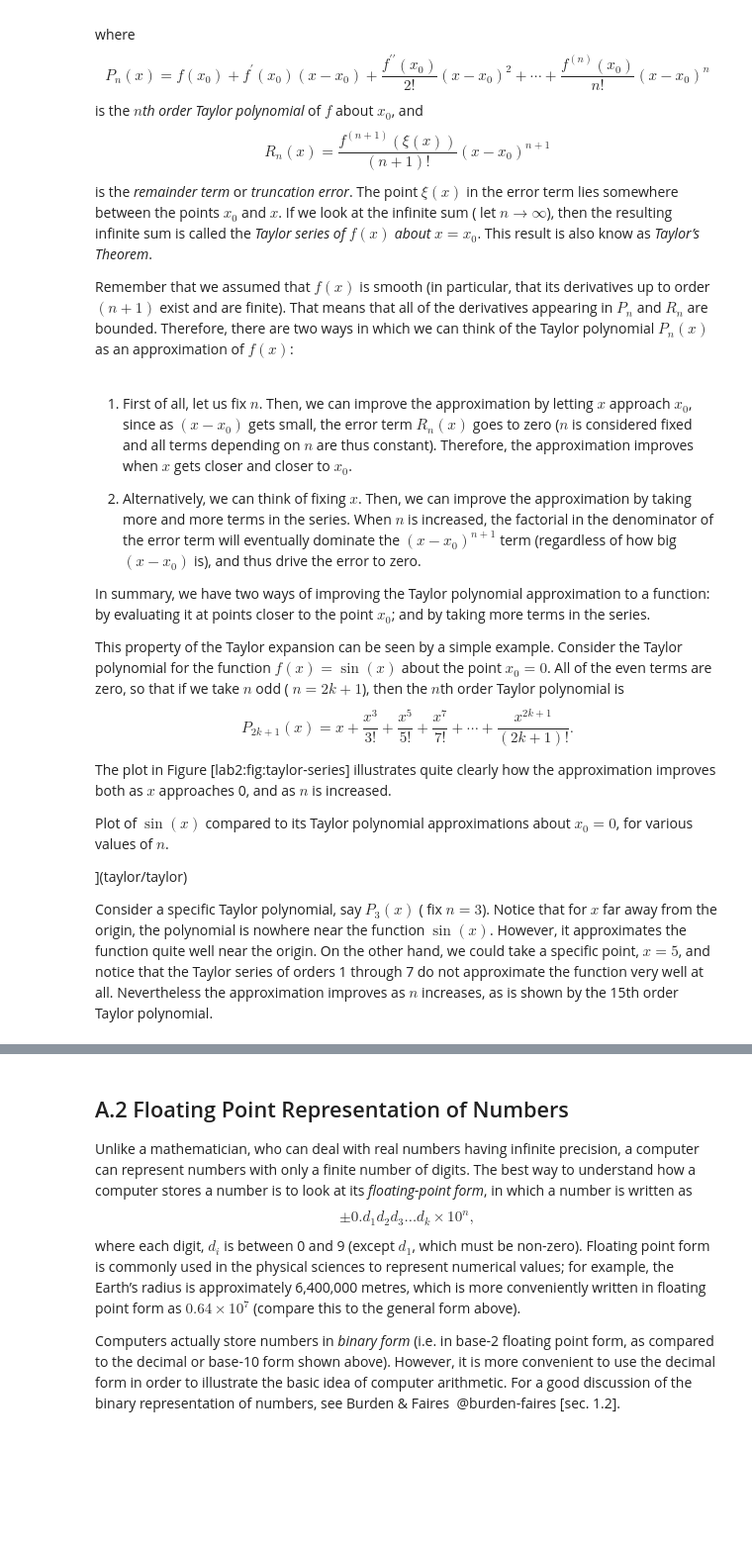
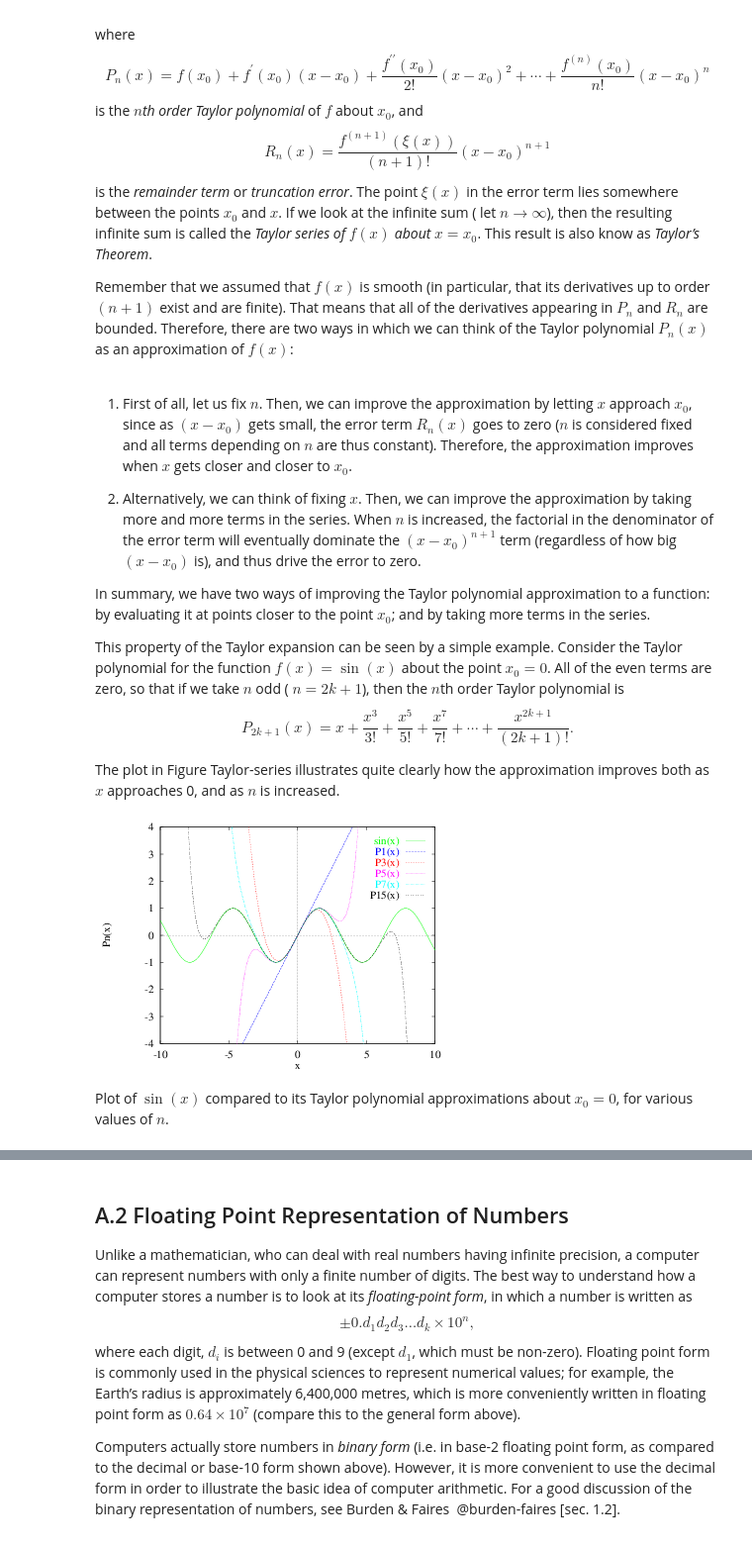
Before and after one commit to tjarnikova/numeric, a Jupyter notebook: lab2/lab2.ipynb, the cells around one changed output, grey strips where cells are left out. Shown at 99% size. Drawn from its saved outputs; the diff is of its cells as text; code cells hidden in the pictures; blank space fills up the shorter version.

```diff
--- a/lab2/lab2.ipynb
+++ b/lab2/lab2.ipynb
@@ -814,21 +895,13 @@ odd ( $n=2k+1$), then the $n$th order Taylor polynomial is
 $$P_{2k+1}(x)=x+\frac{x^3}{3!}+\frac{x^5}{5!}+\frac{x^7}{7!}+\cdots
     +\frac{x^{2k+1}}{(2k+1)!}.$$
 
-The plot in Figure [lab2:fig:taylor-series] illustrates quite clearly
+The plot in Figure Taylor-series  illustrates quite clearly
 how the approximation improves both as $x$ approaches 0, and as $n$ is
 increased.
-
-Plot of $\sin(x)$ compared to its Taylor polynomial approximations
-about $x_0=0$, for various values of $n$.
-
-<span
-data-label="lab2:fig:taylor-series"></span>](taylor/taylor)
-
-Consider a specific Taylor polynomial, say $P_3(x)$ ( fix $n=3$). Notice
-that for $x$ far away from the origin, the polynomial is nowhere near
-the function $\sin(x)$. However, it approximates the function quite well
-near the origin. On the other hand, we could take a specific point,
-$x=5$, and notice that the Taylor series of orders 1 through 7 do not
-approximate the function very well at all. Nevertheless the
-approximation improves as $n$ increases, as is shown by the 15th order
-Taylor polynomial.
+# %%
+Image(filename='taylor/taylor.png',width='50%')
+# %% [output]
+[figure, added]
+# %% [markdown]
+Plot of $\sin(x)$ compared to its Taylor polynomial approximations
+about $x_0=0$, for various values of $n$.
```
Also changed, not shown: parts of 17 cells of this notebook, 3 other files.
